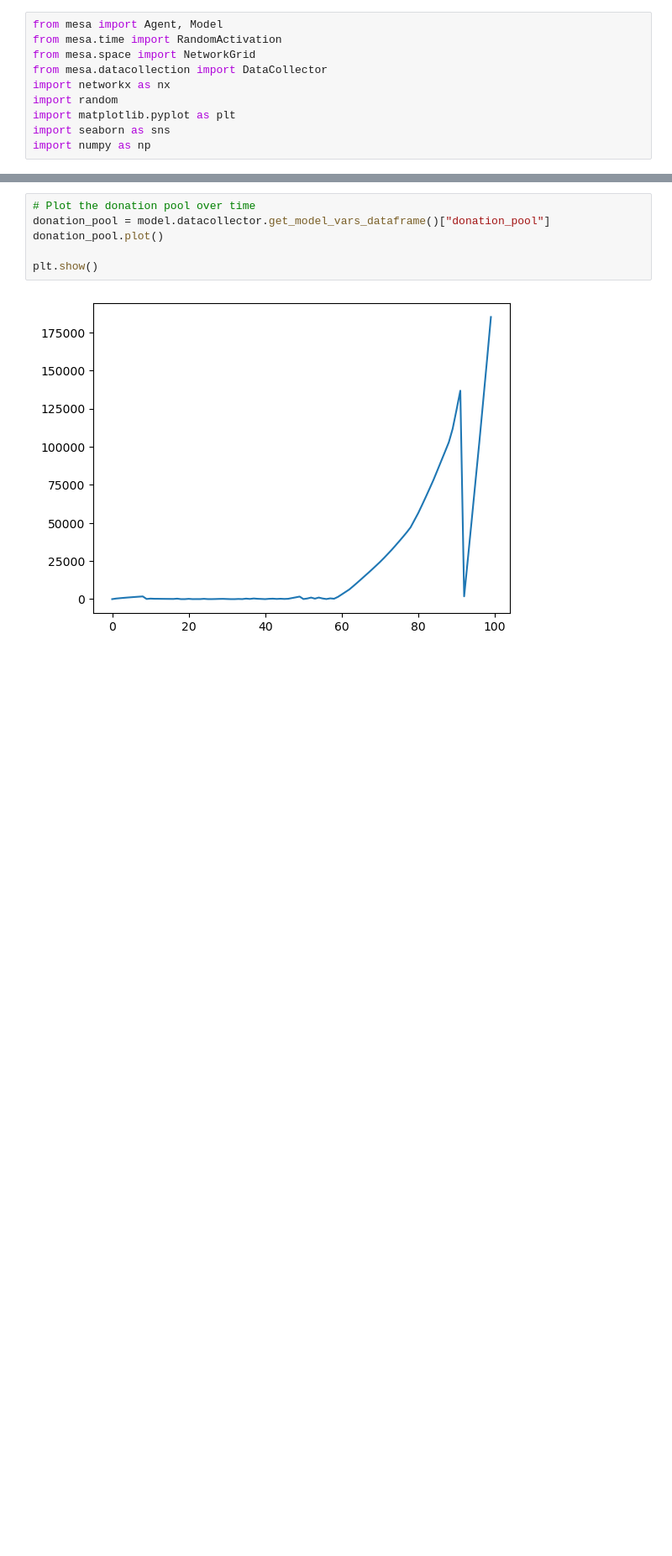
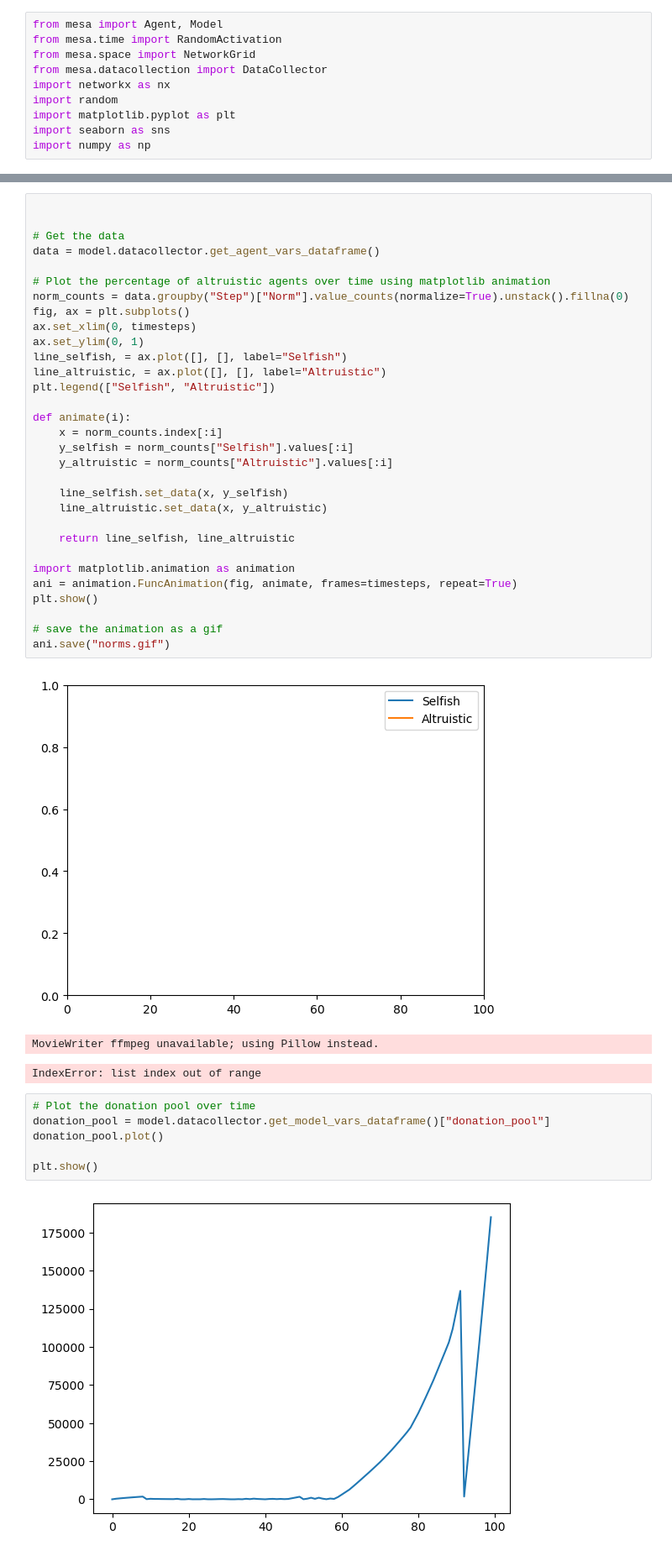
Before and after one commit to pollockDeVis/sfi_hw_normal_change, a Jupyter notebook: combined_model.ipynb, the cells around one changed output, grey strips where cells are left out. Shown at 84% size. Saved outputs shown, nothing was run; the diff lists cells and outputs as text; blank space fills up the shorter version.

```diff
--- a/combined_model.ipynb
+++ b/combined_model.ipynb
@@ -315,3 +318,38 @@ plt.show()
+# %%
+
+
+# Get the data
+data = model.datacollector.get_agent_vars_dataframe()
+
+# Plot the percentage of altruistic agents over time using matplotlib animation
+norm_counts = data.groupby("Step")["Norm"].value_counts(normalize=True).unstack().fillna(0)
+fig, ax = plt.subplots()
+ax.set_xlim(0, timesteps)
+ax.set_ylim(0, 1)
+line_selfish, = ax.plot([], [], label="Selfish")
+line_altruistic, = ax.plot([], [], label="Altruistic")
+plt.legend(["Selfish", "Altruistic"])
+
+def animate(i):
+    x = norm_counts.index[:i]
+    y_selfish = norm_counts["Selfish"].values[:i]
+    y_altruistic = norm_counts["Altruistic"].values[:i]
+
+    line_selfish.set_data(x, y_selfish)
+    line_altruistic.set_data(x, y_altruistic)
+
+    return line_selfish, line_altruistic
+
+import matplotlib.animation as animation
+ani = animation.FuncAnimation(fig, animate, frames=timesteps, repeat=True)
+plt.show()
+
+# save the animation as a gif
+ani.save("norms.gif")
+# %% [output]
+[figure, added]
+MovieWriter ffmpeg unavailable; using Pillow instead.
+IndexError: list index out of range
 # %%
 # Plot the donation pool over time
 donation_pool = model.datacollector.get_model_vars_dataframe()["donation_pool"]
```
Also changed, not shown: parts of 5 cells of this notebook, 2 other files.
